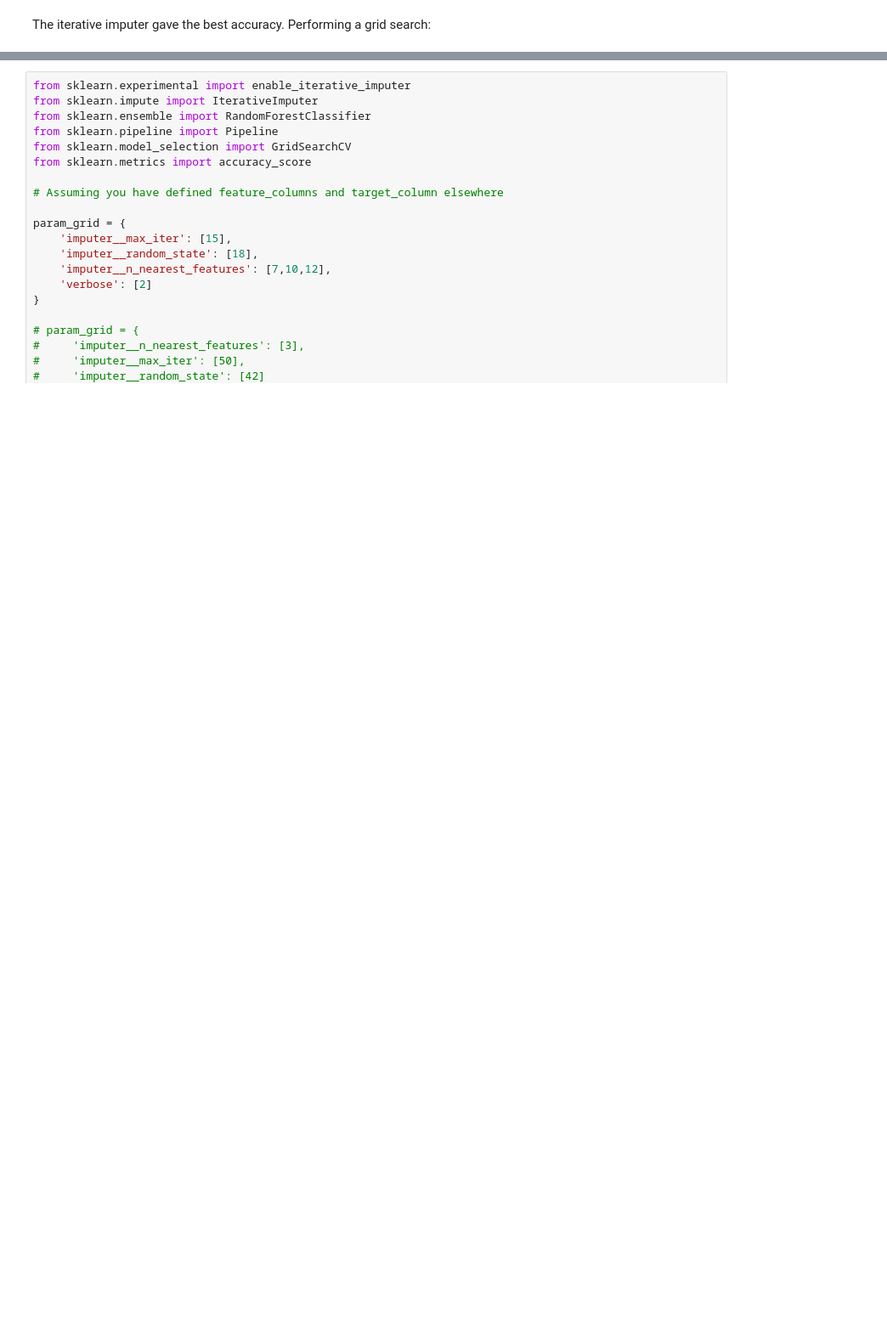
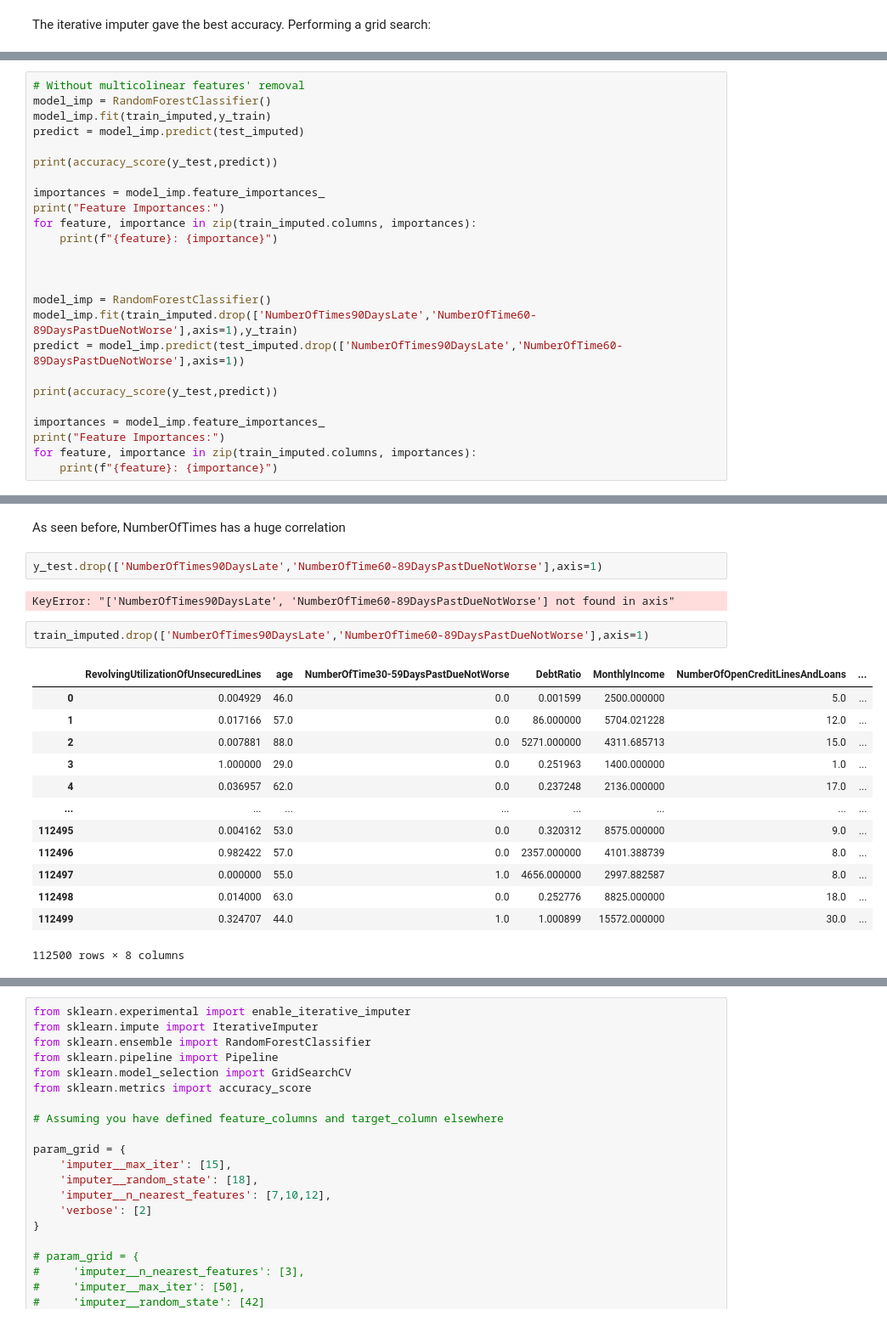
Before and after one commit to guilhermeRaibolt/kaggle_credit, a Jupyter notebook: Kaggle_credit.ipynb, the cells around one changed output, grey strips where cells are left out. Shown at 85% size. Drawn from its saved outputs; the diff is of its cells as text; blank space fills up the shorter version.

```diff
--- a/Kaggle_credit.ipynb
+++ b/Kaggle_credit.ipynb
@@ -464,0 +469,25 @@ The iterative imputer gave the best accuracy. Performing a grid search:
+# %%
+# Without multicolinear features' removal
+model_imp = RandomForestClassifier()
+model_imp.fit(train_imputed,y_train)
+predict = model_imp.predict(test_imputed)
+
+print(accuracy_score(y_test,predict))
+
+importances = model_imp.feature_importances_
+print("Feature Importances:")
+for feature, importance in zip(train_imputed.columns, importances):
+    print(f"{feature}: {importance}")
+
+
+
+model_imp = RandomForestClassifier()
+model_imp.fit(train_imputed.drop(['NumberOfTimes90DaysLate','NumberOfTime60-89DaysPastDueNotWorse'],axis=1),y_train)
+predict = model_imp.predict(test_imputed.drop(['NumberOfTimes90DaysLate','NumberOfTime60-89DaysPastDueNotWorse'],axis=1))
+
+print(accuracy_score(y_test,predict))
+
+importances = model_imp.feature_importances_
+print("Feature Importances:")
+for feature, importance in zip(train_imputed.columns, importances):
+    print(f"{feature}: {importance}")
@@ -464,0 +507,22 @@ The iterative imputer gave the best accuracy. Performing a grid search:
+# %% [markdown]
+As seen before, NumberOfTimes has a huge correlation
+# %%
+y_test.drop(['NumberOfTimes90DaysLate','NumberOfTime60-89DaysPastDueNotWorse'],axis=1)
+# %% [output]
+KeyError: "['NumberOfTimes90DaysLate', 'NumberOfTime60-89DaysPastDueNotWorse'] not found in axis"
+# %%
+train_imputed.drop(['NumberOfTimes90DaysLate','NumberOfTime60-89DaysPastDueNotWorse'],axis=1)
+# %% [output]
+|  | RevolvingUtilizationOfUnsecuredLines | age | NumberOfTime30-59DaysPastDueNotWorse | DebtRatio | MonthlyIncome | NumberOfOpenCreditLinesAndLoans | ... |
+| 0 | 0.004929 | 46.0 | 0.0 | 0.001599 | 2500.000000 | 5.0 | ... |
+| 1 | 0.017166 | 57.0 | 0.0 | 86.000000 | 5704.021228 | 12.0 | ... |
+| 2 | 0.007881 | 88.0 | 0.0 | 5271.000000 | 4311.685713 | 15.0 | ... |
+| 3 | 1.000000 | 29.0 | 0.0 | 0.251963 | 1400.000000 | 1.0 | ... |
+| 4 | 0.036957 | 62.0 | 0.0 | 0.237248 | 2136.000000 | 17.0 | ... |
+| ... | ... | ... | ... | ... | ... | ... | ... |
+| 112495 | 0.004162 | 53.0 | 0.0 | 0.320312 | 8575.000000 | 9.0 | ... |
+| 112496 | 0.982422 | 57.0 | 0.0 | 2357.000000 | 4101.388739 | 8.0 | ... |
+| 112497 | 0.000000 | 55.0 | 1.0 | 4656.000000 | 2997.882587 | 8.0 | ... |
+| 112498 | 0.014000 | 63.0 | 0.0 | 0.252776 | 8825.000000 | 18.0 | ... |
+| 112499 | 0.324707 | 44.0 | 1.0 | 1.000899 | 15572.000000 | 30.0 | ... |
+112500 rows × 8 columns
```
Also changed, not shown: parts of 16 cells of this notebook, 1 other file.
